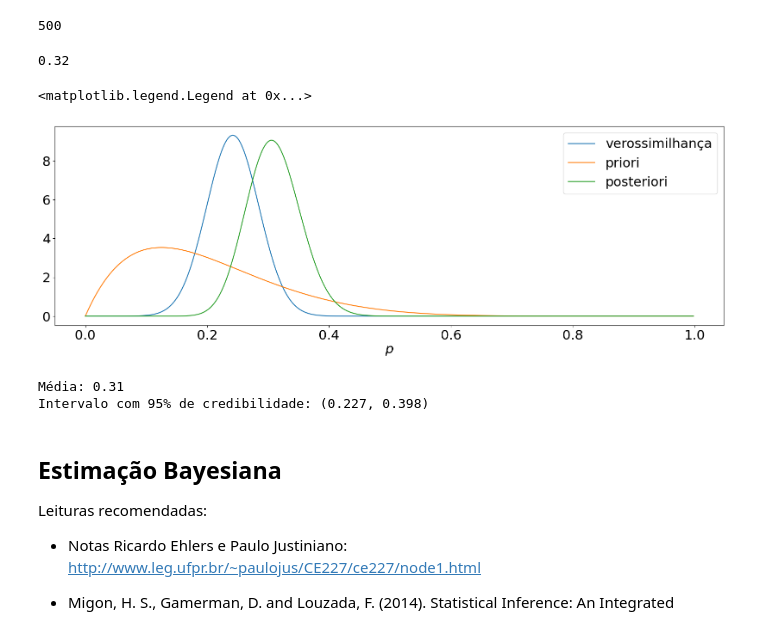
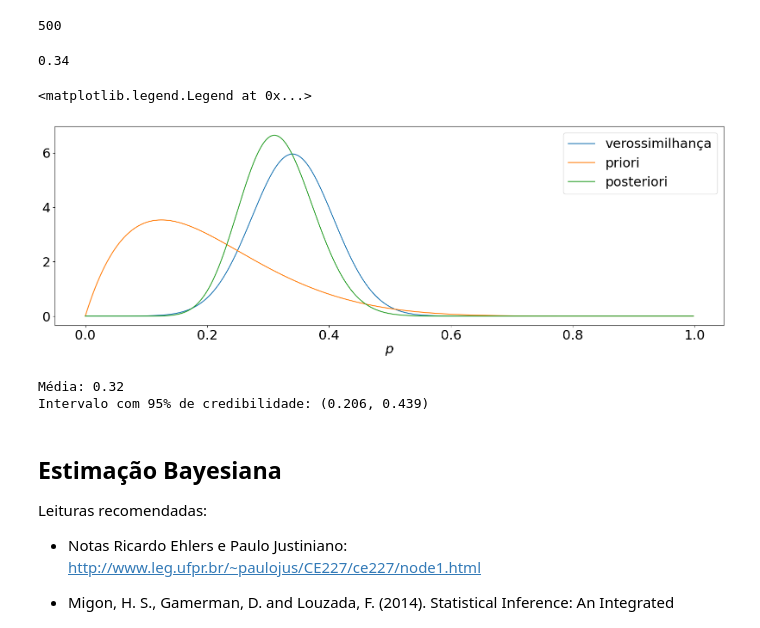
Before and after one commit to cibelerusso/IntroducaoaInferenciaEstatistica, a Jupyter notebook: Notebooks/SME0221_Inferência_Bayesiana.ipynb, the cells around one changed output. Saved outputs shown, nothing was run; the diff lists cells and outputs as text; code cells hidden in the pictures.

```diff
--- a/Notebooks/SME0221_Inferência_Bayesiana.ipynb
+++ b/Notebooks/SME0221_Inferência_Bayesiana.ipynb
@@ -301,45 +301,46 @@ b = 8
 
 # Vamos trabalhar com uma amostra
 
-amostra = dados.sample(n=100, replace=False, random_state=10)
+amostra = dados.sample(n=50, replace=False, random_state=10)
 
 n = len(amostra)
 k = amostra['Inadimplente'].sum()
 posteriori = beta(a + k, n - k + b)
 
+# Estimativa da proporção de inadimplentes
 k/n
 # %% [output]
-0.32
+0.34
 # %%
 from scipy.stats import norm
 import numpy as np
 import matplotlib.pyplot as plt
 
 # Eixo x entre 0 e 1 de .002 em .002.
 x_axis = np.arange(0, 1, 0.002)
 
 # Plota as densidades da beta para cada conjunto de parâmetros
 plt.figure(figsize=(20,6))
 
 prior = beta(a, b)
 
-p_chapeu = dados['Inadimplente'].mean()
+p_chapeu = amostra['Inadimplente'].mean()
 dp = np.sqrt(p_chapeu*(1-p_chapeu)/n)
 
 media = p_chapeu
 dp = np.sqrt(media*(1-media)/n)
 
 plt.s = 0
 plt.rcParams.update({'font.size': 22})
 
 plt.plot(x_axis, norm.pdf(x_axis, media, dp), label='verossimilhança')
 plt.plot(x_axis, prior.pdf(x_axis), label='priori')
 plt.plot(x_axis, posteriori.pdf(x_axis), label='posteriori')
 plt.xlabel(r'$p$')
 plt.legend()
 # %% [output]
 <matplotlib.legend.Legend at 0x...>
-[figure, old version]
+[figure, new version]
 # %%
 # Estimador bayesiano EAP (Esperança a posteriori)
 print('Média: %.2f' % posteriori.mean())
@@ -355,8 +356,8 @@ LI = posteriori.ppf(.025)
 LS = posteriori.ppf(.975)
 print("Intervalo com 95% de credibilidade: ({:.3f}, {:.3f})".format(LI,LS))
 # %% [output]
-Média: 0.31
-Intervalo com 95% de credibilidade: (0.227, 0.398)
+Média: 0.32
+Intervalo com 95% de credibilidade: (0.206, 0.439)
 # %% [markdown]
 ## Estimação Bayesiana
 
```
Also changed, not shown: parts of 4 cells of this notebook.
